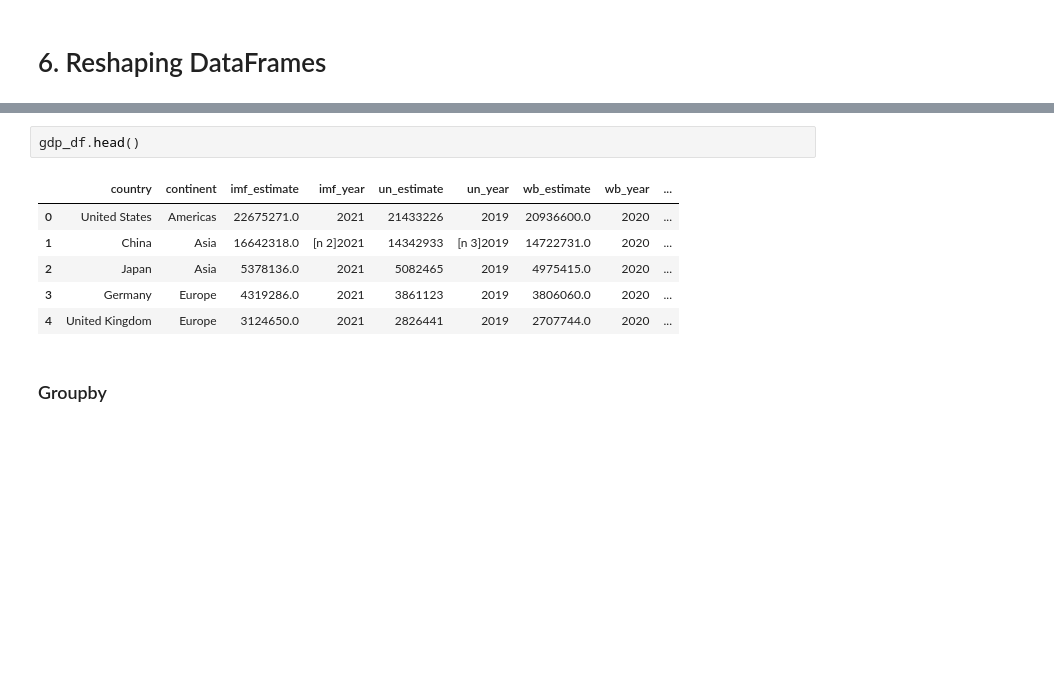
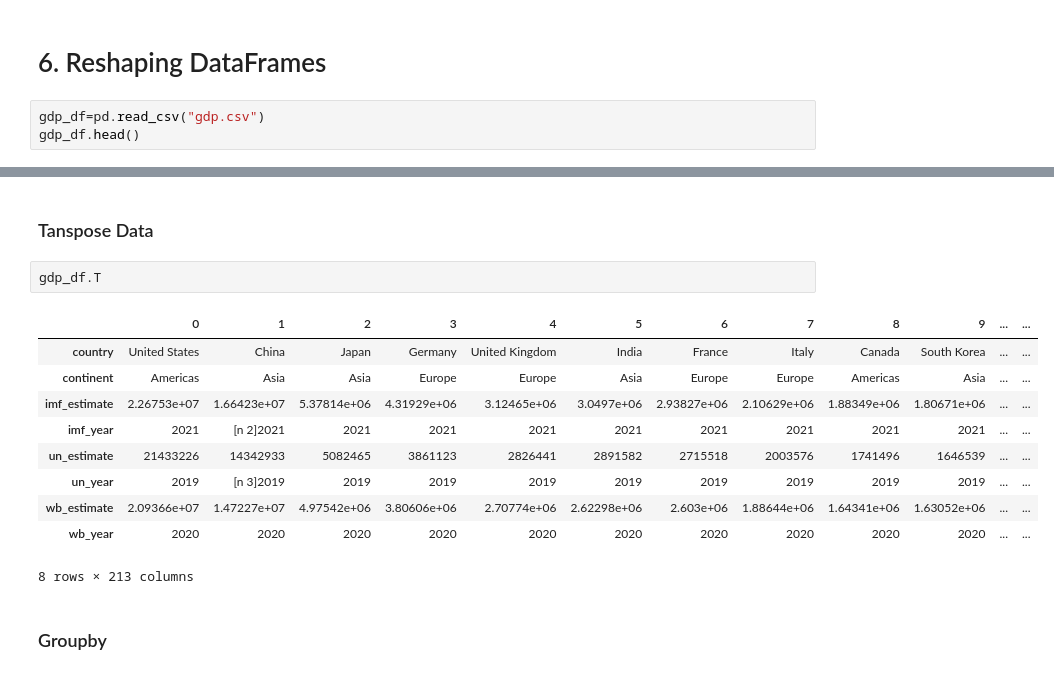
Before and after one commit to SammyOngaya/data2ml, a Jupyter notebook: pandas-function.ipynb, the cells around one changed output, grey strips where cells are left out. Cells and saved outputs as stored; diff of their text form; blank space fills up the shorter version.

```diff
--- a/pandas-function.ipynb
+++ b/pandas-function.ipynb
@@ -577,3 +578,6 @@ titanic_df[~titanic_df['Sex'].isin(['male'])].head()
 | 9 | 1 | 2 | Mrs. Nicholas (Adele Achem) Nasser | female | 14.0 | 1 | 0 | 30.0708 | ... |
 # %% [markdown]
 # 6. Reshaping DataFrames
+# %%
+gdp_df=pd.read_csv("gdp.csv")
+gdp_df.head()
@@ -580,12 +591,18 @@ titanic_df[~titanic_df['Sex'].isin(['male'])].head()
+# %% [markdown]
+### Tanspose Data
 # %%
-gdp_df.head()
+gdp_df.T
 # %% [output]
-|  | country | continent | imf_estimate | imf_year | un_estimate | un_year | wb_estimate | wb_year | ... |
-| 0 | United States | Americas | 22675271.0 | 2021 | 21433226 | 2019 | 20936600.0 | 2020 | ... |
-| 1 | China | Asia | 16642318.0 | [n 2]2021 | 14342933 | [n 3]2019 | 14722731.0 | 2020 | ... |
-| 2 | Japan | Asia | 5378136.0 | 2021 | 5082465 | 2019 | 4975415.0 | 2020 | ... |
-| 3 | Germany | Europe | 4319286.0 | 2021 | 3861123 | 2019 | 3806060.0 | 2020 | ... |
-| 4 | United Kingdom | Europe | 3124650.0 | 2021 | 2826441 | 2019 | 2707744.0 | 2020 | ... |
+|  | 0 | 1 | 2 | 3 | 4 | 5 | 6 | 7 | 8 | 9 | ... | ... |
+| country | United States | China | Japan | Germany | United Kingdom | India | France | Italy | Canada | South Korea | ... | ... |
+| continent | Americas | Asia | Asia | Europe | Europe | Asia | Europe | Europe | Americas | Asia | ... | ... |
+| imf_estimate | 2.26753e+07 | 1.66423e+07 | 5.37814e+06 | 4.31929e+06 | 3.12465e+06 | 3.0497e+06 | 2.93827e+06 | 2.10629e+06 | 1.88349e+06 | 1.80671e+06 | ... | ... |
+| imf_year | 2021 | [n 2]2021 | 2021 | 2021 | 2021 | 2021 | 2021 | 2021 | 2021 | 2021 | ... | ... |
+| un_estimate | 21433226 | 14342933 | 5082465 | 3861123 | 2826441 | 2891582 | 2715518 | 2003576 | 1741496 | 1646539 | ... | ... |
+| un_year | 2019 | [n 3]2019 | 2019 | 2019 | 2019 | 2019 | 2019 | 2019 | 2019 | 2019 | ... | ... |
+| wb_estimate | 2.09366e+07 | 1.47227e+07 | 4.97542e+06 | 3.80606e+06 | 2.70774e+06 | 2.62298e+06 | 2.603e+06 | 1.88644e+06 | 1.64341e+06 | 1.63052e+06 | ... | ... |
+| wb_year | 2020 | 2020 | 2020 | 2020 | 2020 | 2020 | 2020 | 2020 | 2020 | 2020 | ... | ... |
+8 rows × 213 columns
 # %% [markdown]
 ### Groupby
 # %% [markdown]
```
Also changed, not shown: parts of 20 cells of this notebook, 1 other file.
